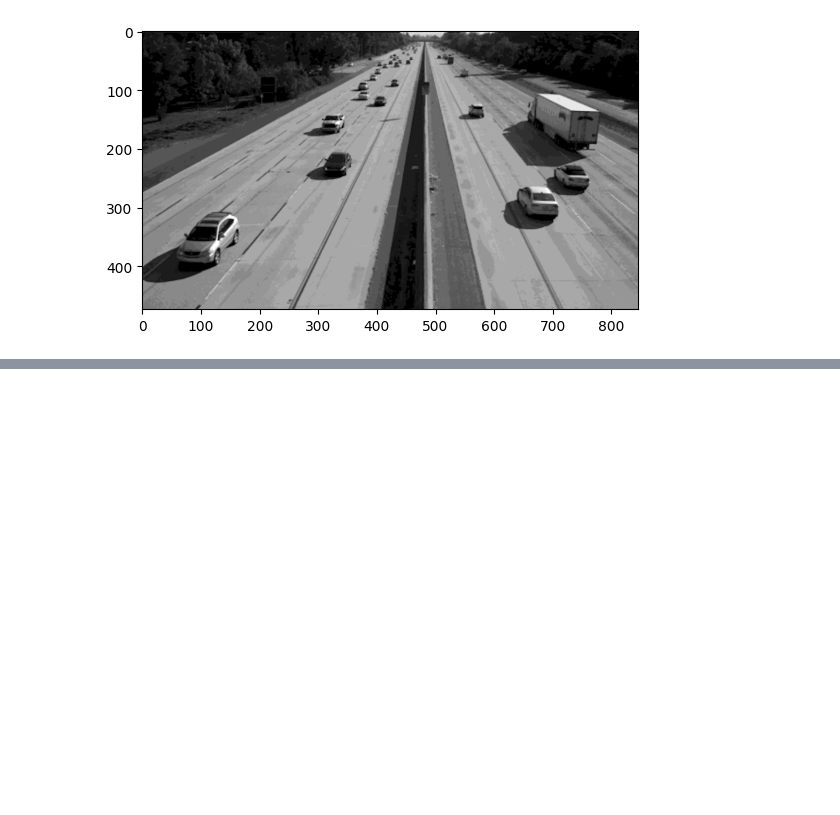
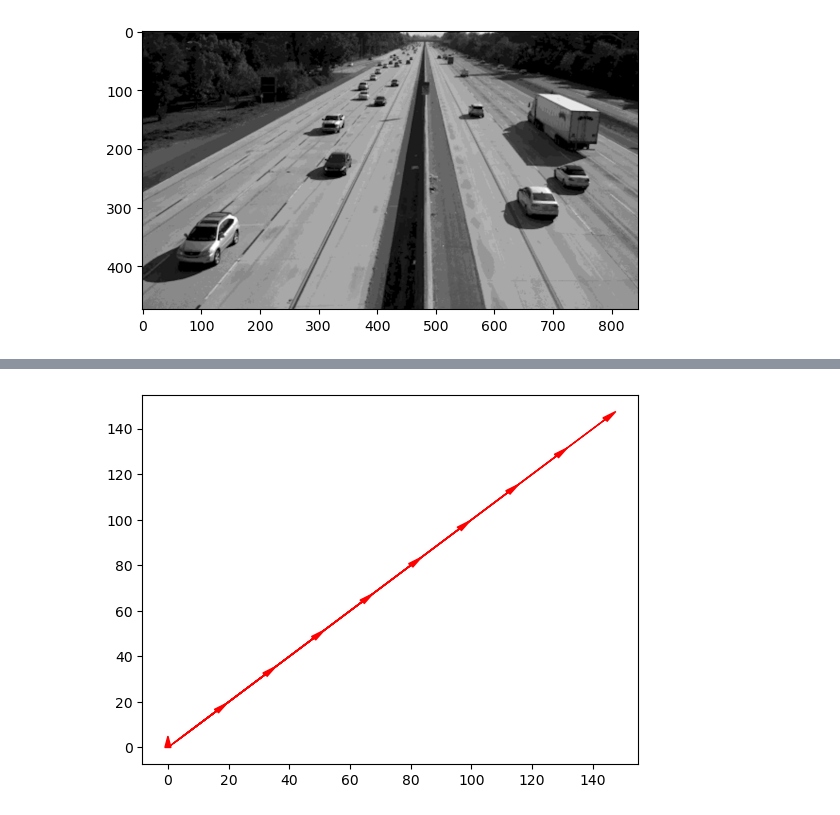
Before and after one commit to Souniz/TPSD_S6, a Jupyter notebook: TAI/PJean/FlowOptique.ipynb, the cells around one changed output, grey strips where cells are left out. Drawn from its saved outputs; the diff is of its cells as text; code cells hidden in the pictures; blank space fills up the shorter version.

```diff
--- a/TAI/PJean/FlowOptique.ipynb
+++ b/TAI/PJean/FlowOptique.ipynb
@@ -34,0 +72,7 @@ error: OpenCV(4.9.0) :-1: error: (-5:Bad argument) in function 'circle'
+# %%
+x=[i for i in range(10)]
+y=[i for i in range(10)]
+for i in range(10):
+     plt.arrow(x[i],x[i],15*x[i],15*x[i], head_width = 2, head_length = 5, color = "r")
+# %% [output]
+[figure, added]
```
Also changed, not shown: parts of 12 cells of this notebook, 13 other files.
